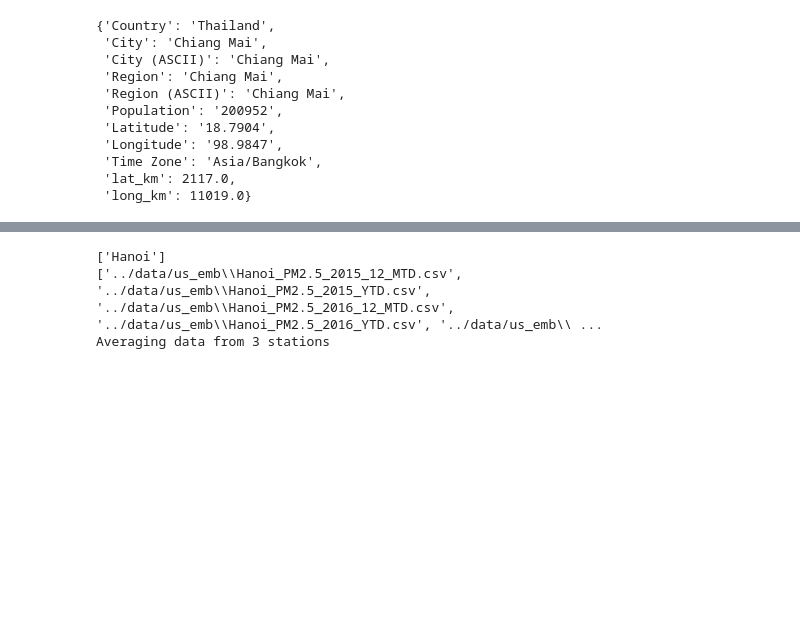
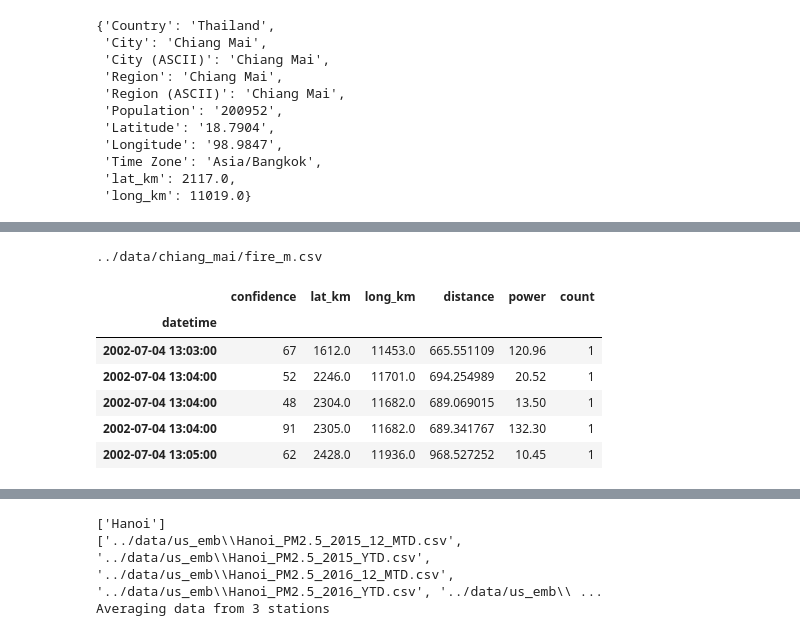
Before and after one commit to worasom/aqi_thailand2, a Jupyter notebook: notebooks/5_dataset_object.ipynb, the cells around one changed output, grey strips where cells are left out. Drawn from its saved outputs; the diff is of its cells as text; code cells hidden in the pictures; blank space fills up the shorter version.

```diff
--- a/notebooks/5_dataset_object.ipynb
+++ b/notebooks/5_dataset_object.ipynb
@@ -70,0 +56,12 @@ data.build_fire(instr='VIIRS')
+# %%
+data.load_()
+data.fire.head()
+# %% [output]
+../data/chiang_mai/fire_m.csv
+|  | confidence | lat_km | long_km | distance | power | count |
+| datetime |  |  |  |  |  |  |
+| 2002-07-04 13:03:00 | 67 | 1612.0 | 11453.0 | 665.551109 | 120.96 | 1 |
+| 2002-07-04 13:04:00 | 52 | 2246.0 | 11701.0 | 694.254989 | 20.52 | 1 |
+| 2002-07-04 13:04:00 | 48 | 2304.0 | 11682.0 | 689.069015 | 13.50 | 1 |
+| 2002-07-04 13:04:00 | 91 | 2305.0 | 11682.0 | 689.341767 | 132.30 | 1 |
+| 2002-07-04 13:05:00 | 62 | 2428.0 | 11936.0 | 968.527252 | 10.45 | 1 |
```
Also changed, not shown: parts of 8 cells of this notebook, 4 other files.
